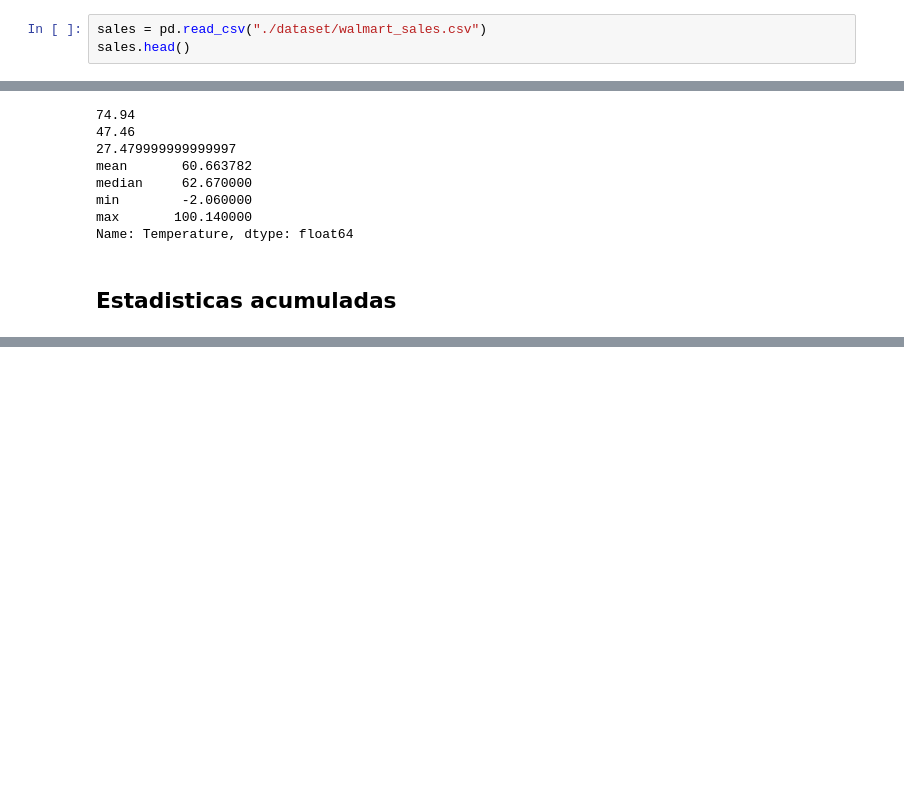
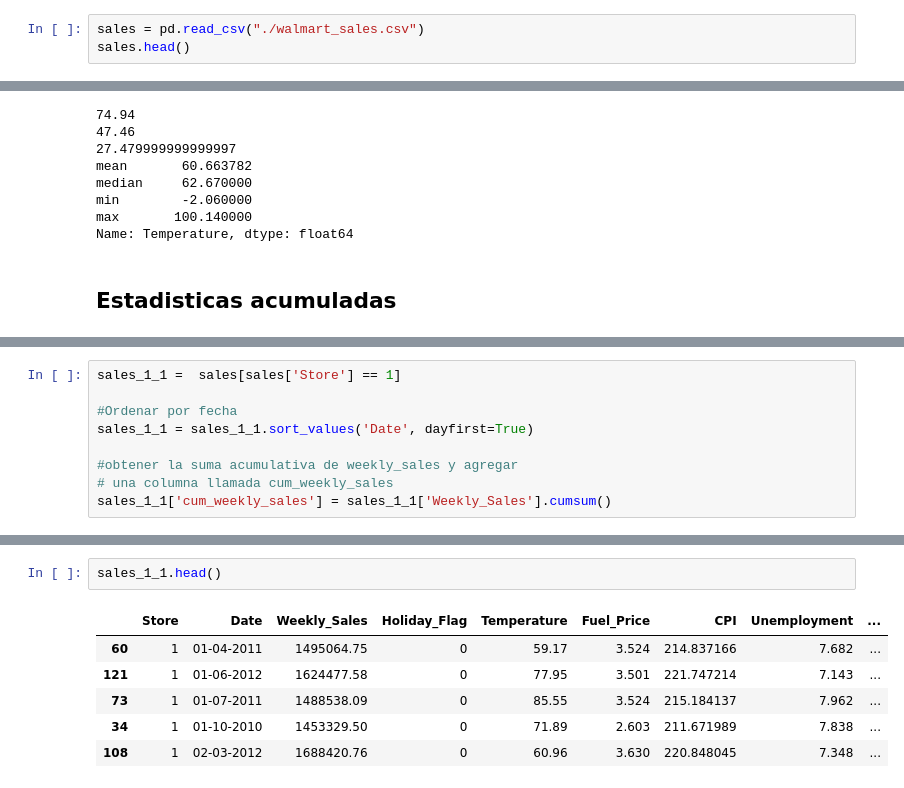
Before and after one commit to UrielBernabeFlores58/ADPND2025, a Jupyter notebook: datasets/06-Aggregating-DataFrames.ipynb, the cells around one changed output, grey strips where cells are left out. Saved outputs shown, nothing was run; the diff lists cells and outputs as text; blank space fills up the shorter version.

```diff
--- a/datasets/06-Aggregating-DataFrames.ipynb
+++ b/datasets/06-Aggregating-DataFrames.ipynb
@@ -17,7 +17,7 @@ Las estadisticas resumidas son exactamente lo que parecen: resumen muchos númer
 # %%
 import pandas as pd
 # %%
-sales = pd.read_csv("./dataset/walmart_sales.csv")
+sales = pd.read_csv("./walmart_sales.csv")
 sales.head()
 # %% [output]
 |  | Store | Date | Weekly_Sales | Holiday_Flag | Temperature | Fuel_Price | CPI | Unemployment |
@@ -217,0 +229,9 @@ Name: Temperature, dtype: float64
+# %%
+sales_1_1 =  sales[sales['Store'] == 1]
+
+#Ordenar por fecha
+sales_1_1 = sales_1_1.sort_values('Date', dayfirst=True)
+
+#obtener la suma acumulativa de weekly_sales y agregar
+# una columna llamada cum_weekly_sales
+sales_1_1['cum_weekly_sales'] = sales_1_1['Weekly_Sales'].cumsum()
@@ -217,0 +256,9 @@ Name: Temperature, dtype: float64
+# %%
+sales_1_1.head()
+# %% [output]
+|  | Store | Date | Weekly_Sales | Holiday_Flag | Temperature | Fuel_Price | CPI | Unemployment | ... |
+| 60 | 1 | 01-04-2011 | 1495064.75 | 0 | 59.17 | 3.524 | 214.837166 | 7.682 | ... |
+| 121 | 1 | 01-06-2012 | 1624477.58 | 0 | 77.95 | 3.501 | 221.747214 | 7.143 | ... |
+| 73 | 1 | 01-07-2011 | 1488538.09 | 0 | 85.55 | 3.524 | 215.184137 | 7.962 | ... |
+| 34 | 1 | 01-10-2010 | 1453329.50 | 0 | 71.89 | 2.603 | 211.671989 | 7.838 | ... |
+| 108 | 1 | 02-03-2012 | 1688420.76 | 0 | 60.96 | 3.630 | 220.848045 | 7.348 | ... |
```
Also changed, not shown: parts of 25 cells of this notebook.
